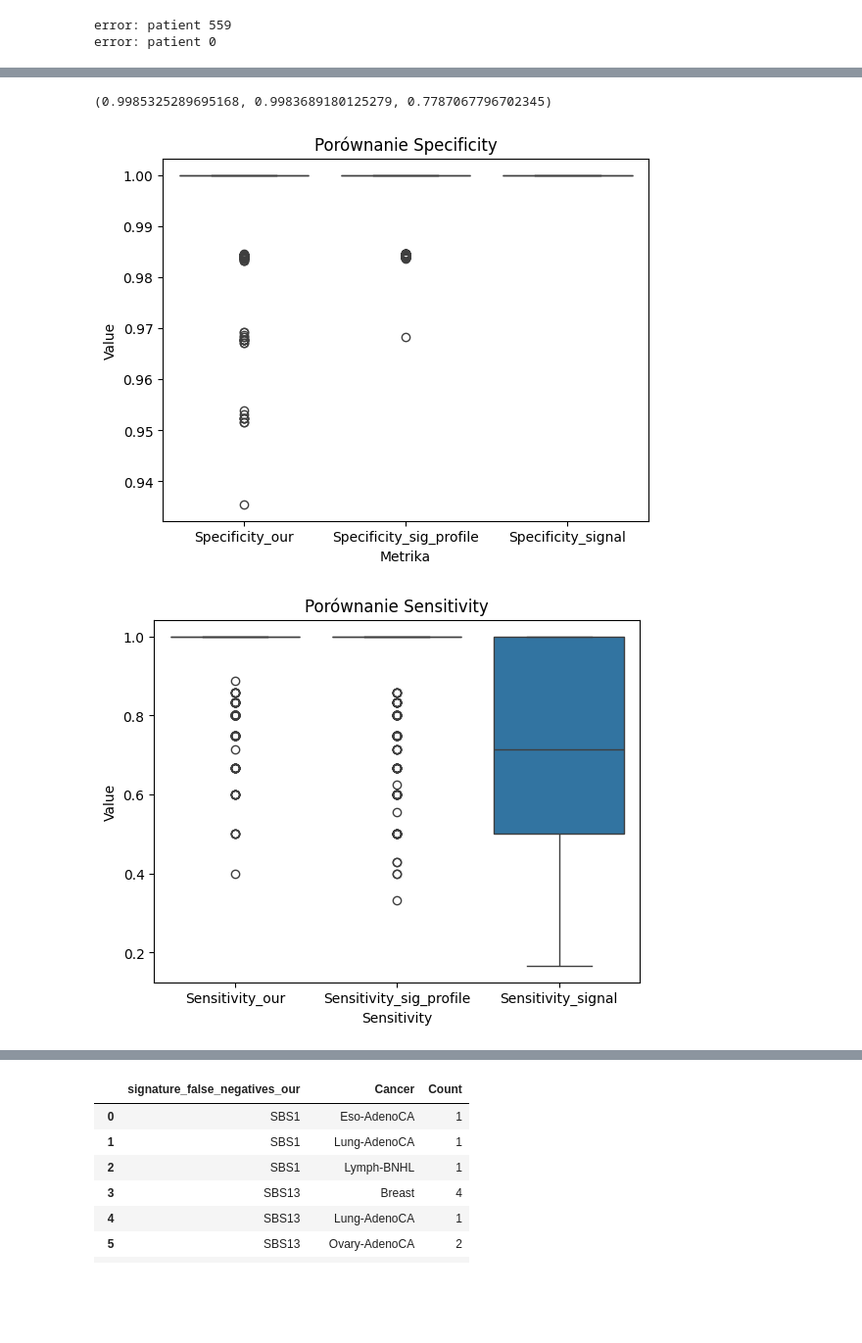
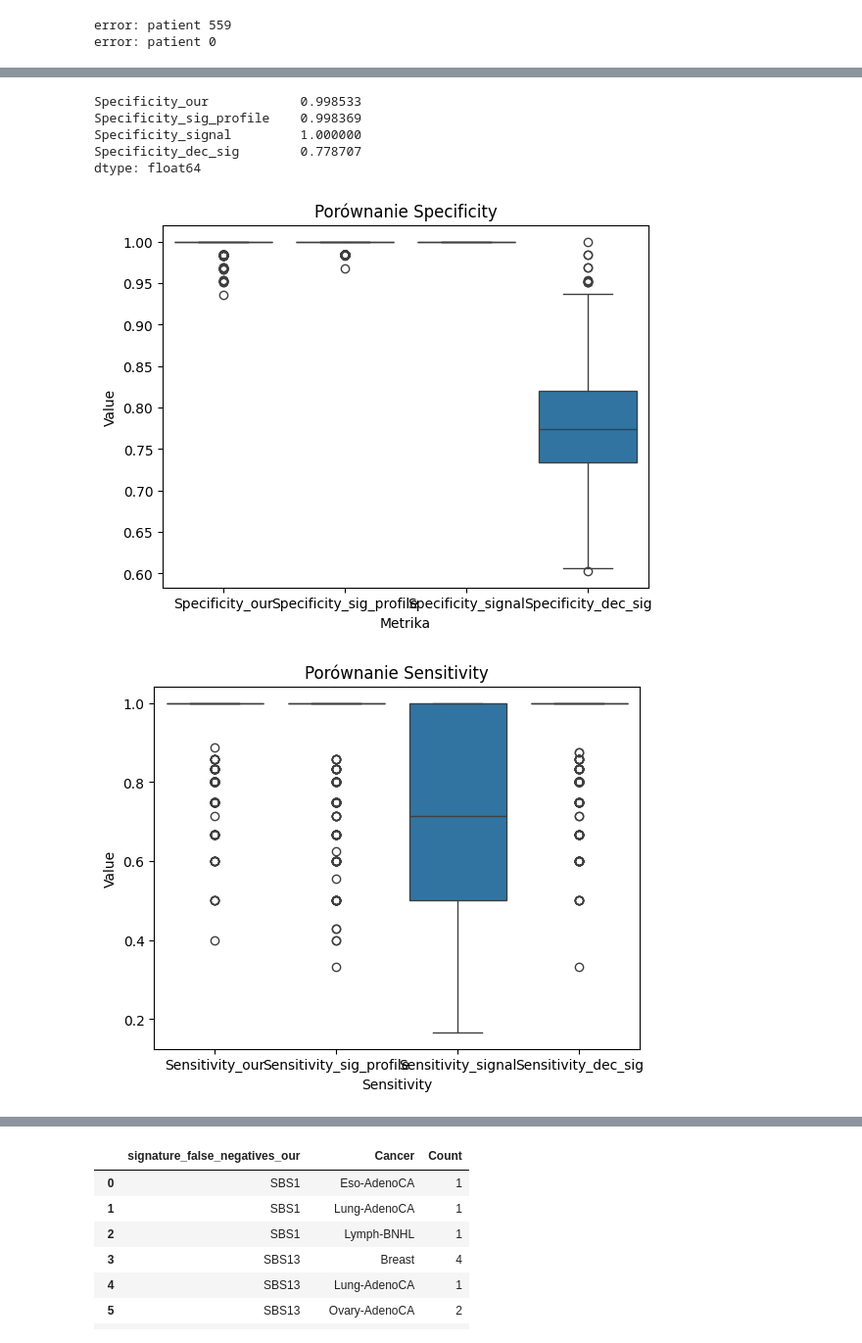
Before and after one commit to marcin119a/data_comparation, a Jupyter notebook: benchmark_6_output/interpretation_benchmark_6.ipynb, the cells around one changed output, grey strips where cells are left out. Shown at 98% size. Saved outputs shown, nothing was run; the diff lists cells and outputs as text; code cells hidden in the pictures; blank space fills up the shorter version.

Commit message:
remove cancer and added dec Sig

```diff
--- a/benchmark_6_output/interpretation_benchmark_6.ipynb
+++ b/benchmark_6_output/interpretation_benchmark_6.ipynb
@@ -48,5 +35,6 @@ experiment_df = pd.merge(experiment_df, ground_truth_df[['Sample Names', 'Cancer
 # %%
 experiment_sig_profiler_df = pd.read_csv('output/experiment_sig_profiles.csv', index_col=0)
-experiment_sig_profiler_df.columns = ['findSigExposures',	'best_columns',	'Sample Names',	'Cancer Types']
+experiment_sig_profiler_df = pd.merge(experiment_sig_profiler_df, cancer_samples, on='Sample Names', how='inner')
+
 experiment_sig_profiler_df.head()
 # %% [output]
@@ -59,6 +47,7 @@ experiment_sig_profiler_df.head()
 # %%
 experiment_signal_df = pd.read_csv('output/experiment_signal.csv', index_col=0)
-experiment_signal_df.columns = ['findSigExposures',	'best_columns',	'Sample Names',	'Cancer Types']
 experiment_signal_df['Sample Names'] = experiment_signal_df['Sample Names'].astype(str)
+experiment_signal_df = pd.merge(experiment_signal_df, cancer_samples, on='Sample Names', how='inner')
+
 experiment_signal_df.head()
 # %% [output]
@@ -70,0 +60,6 @@ experiment_signal_df.head()
+# %%
+experiment_dec_sig_df = pd.read_csv('output/experiment_dec.csv', index_col=0)
+experiment_dec_sig_df['Sample Names'] = experiment_dec_sig_df['Sample Names'].astype(str)
+experiment_dec_sig_df = pd.merge(experiment_dec_sig_df, cancer_samples, on='Sample Names', how='inner')
+
+experiment_dec_sig_df.head()
@@ -113,19 +115,23 @@ for patient in ground_truth_df['Sample Names'].unique():
         predictedOurExposures = experiment_df.groupby('Sample Names').get_group(patient)['findSigExposures'].tolist()
         predictedSignalExposures = experiment_signal_df.groupby('Sample Names').get_group(patient)['findSigExposures'].tolist()
         predictedSigProfilerExposures = experiment_sig_profiler_df.groupby('Sample Names').get_group(patient)['findSigExposures'].tolist()
+        predictedDecSigExposures = experiment_dec_sig_df.groupby('Sample Names').get_group(patient)['findSigExposures'].tolist()
 
         actual = ground_truth_df.groupby('Sample Names').get_group(patient)['best_columns'].tolist()
         predicted_sig_profile = experiment_sig_profiler_df.groupby('Sample Names').get_group(patient)['best_columns'].tolist()
         predicted_signal = experiment_signal_df.groupby('Sample Names').get_group(patient)['best_columns'].tolist()
+        predicted_dec_sig = experiment_dec_sig_df.groupby('Sample Names').get_group(patient)['best_columns'].tolist()
+
     except:
         print(f'error: patient', patient)
         continue
     sensitivity, specificity, false_negatives, false_positives = calculate_metrics(predicted, actual, total_values)
     sensitivity_sig_profile, specificity_sig_profile, false_negatives_sig_profile, false_positives_sig_profile = calculate_metrics(predicted_sig_profile, actual, total_values)
     sensitivity_signal, specificity_signal, false_negatives_signal, false_positives_signal = calculate_metrics(predicted_signal, actual, total_values)
+    sensitivity_dec_sig, specificity_dec_sig, false_negatives_dec_sig, false_positives_dec_sig = calculate_metrics(predicted_dec_sig, actual, total_values)
 
     results.append({
-        'Cancer': ground_truth_df[ground_truth_df['Sample Names'] == patient]['Cancer Types'].unique()[0],
+        'Cancer': ground_truth_df[ground_truth_df['Sample Names'] == patient]['Cancer'].unique()[0],
         'Pacjent': patient,
         'Sensitivity_our': sensitivity,
         'Specificity_our': specificity,
@@ -133,16 +139,21 @@ for patient in ground_truth_df['Sample Names'].unique():
         'Specificity_sig_profile':specificity_sig_profile,
         'Sensitivity_signal':sensitivity_signal,
         'Specificity_signal':specificity_signal,
+        'Sensitivity_dec_sig':sensitivity_dec_sig,
+        'Specificity_dec_sig':specificity_dec_sig,
         'actualExposures':  actualExposures,
         'predictedOurExposures':  predictedOurExposures,
         'predictedSignalExposures':  predictedSignalExposures,
         'predictedSigProfilerExposures':  predictedSigProfilerExposures,
+        'predictedDecSigExposures':  predictedDecSigExposures,
         'false_negatives_our':  {} if len(false_negatives) == 0 else false_negatives,
         'false_positives_our': {} if len(false_positives) == 0 else false_positives,
         'false_negatives_sig_profile':  {} if len(false_negatives_sig_profile) == 0 else false_negatives_sig_profile,
         'false_positives_sig_profile': {} if len(false_positives_sig_profile) == 0 else false_positives_sig_profile,
         'false_negatives_signal':  {} if len(false_negatives_signal) == 0 else false_negatives_signal,
-        'false_positives_signal': {} if len(false_positives_signal) == 0 else false_positives_signal
+        'false_positives_signal': {} if len(false_positives_signal) == 0 else false_positives_signal,
+        'false_negatives_dec_sig':  {} if len(false_negatives_dec_sig) == 0 else false_negatives_dec_sig,
+        'false_positives_dec_sig': {} if len(false_positives_dec_sig) == 0 else false_positives_dec_sig
     })
 
 # Tworzenie DataFrame z wynikami
@@ -214,14 +232,18 @@ specificity_our_mean.merge(sensitivity_sig_profile_mean, on='Cancer').merge(sens
 # %%
-results_df['Specificity_our'].mean(), results_df['Specificity_sig_profile'].mean(), results_df['Specificity_signal'].mean()
+results_df[['Specificity_our', 'Specificity_sig_profile', 'Specificity_signal', 'Specificity_dec_sig']].mean()
 # %% [output]
-(0.9985325289695168, 0.9983689180125279, 0.7787067796702345)
+Specificity_our            0.998533
+Specificity_sig_profile    0.998369
+Specificity_signal         1.000000
+Specificity_dec_sig        0.778707
+dtype: float64
 # %%
 import seaborn as sns
 import matplotlib.pyplot as plt
 import pandas as pd
 
 # Przekształcenie DataFrame
-melted_df = results_df.melt(value_vars=['Specificity_our', 'Specificity_sig_profile', 'Specificity_signal'], var_name='Metric', value_name='Value')
+melted_df = results_df.melt(value_vars=['Specificity_our', 'Specificity_sig_profile', 'Specificity_signal', 'Specificity_dec_sig'], var_name='Metric', value_name='Value')
 
 # Tworzenie wykresu violin plot
 sns.boxplot(x='Metric', y='Value', data=melted_df)
@@ -234,24 +256,24 @@ plt.ylabel('Value')
 # Wyświetlenie wykresu
 plt.show()
 # %% [output]
-[figure, old version]
+[figure, new version]
 # %%
 import seaborn as sns
 import matplotlib.pyplot as plt
 import pandas as pd
 
 # Przekształcenie DataFrame
-melted_df = results_df.melt(value_vars=['Sensitivity_our', 'Sensitivity_sig_profile', 'Sensitivity_signal'], var_name='Metric', value_name='Value')
+melted_df = results_df.melt(value_vars=['Sensitivity_our', 'Sensitivity_sig_profile', 'Sensitivity_signal', 'Sensitivity_dec_sig'], var_name='Metric', value_name='Value')
 
 # Tworzenie wykresu violin plot
 sns.boxplot(x='Metric', y='Value', data=melted_df)
 
 # Dodanie tytułu i etykiet
 plt.title('Porównanie Sensitivity')
 plt.xlabel('Sensitivity')
 plt.ylabel('Value')
 
 # Wyświetlenie wykresu
 plt.show()
 # %% [output]
-[figure, old version]
+[figure, new version]
```
Also changed, not shown: parts of 19 cells of this notebook, 5 other files.
